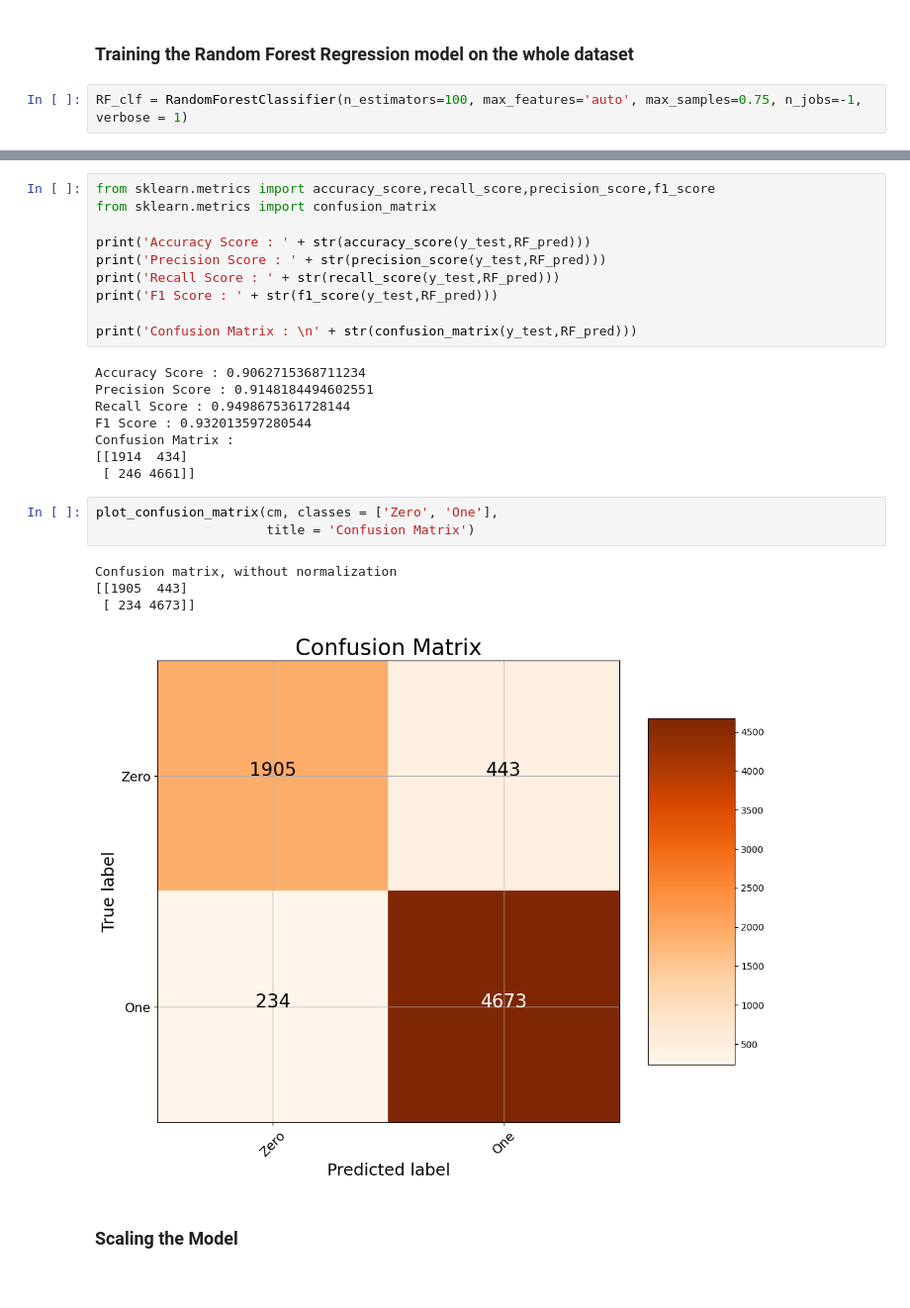
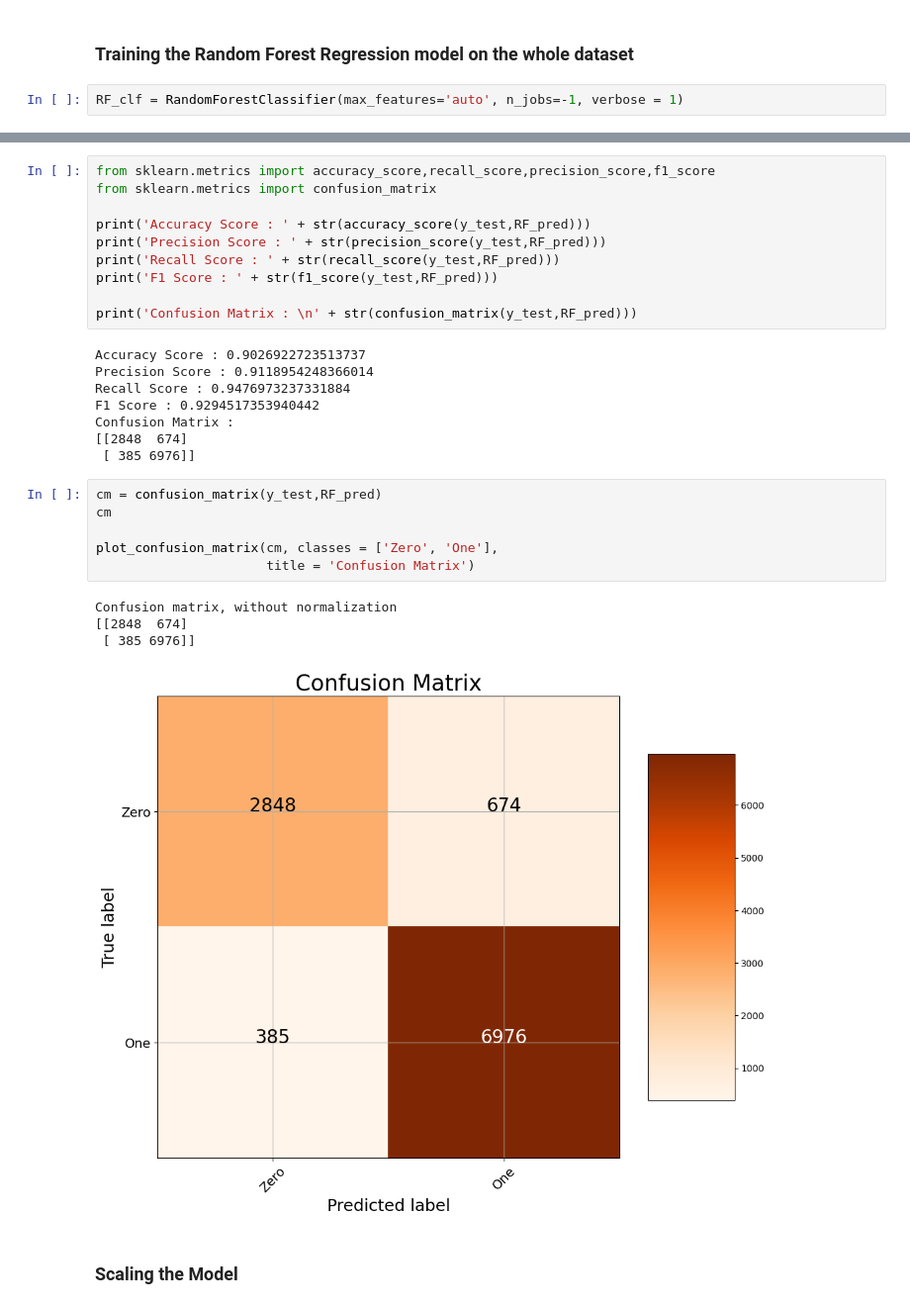
Before and after one commit to jorgeluisgalarraga/hotel_reservation_predictions, a Jupyter notebook: Hotel_Reservations_Prediction.ipynb, the cells around one changed output, grey strips where cells are left out. Shown at 99% size. Drawn from its saved outputs; the diff is of its cells as text.

```diff
--- a/Hotel_Reservations_Prediction.ipynb
+++ b/Hotel_Reservations_Prediction.ipynb
@@ -584,7 +584,7 @@ X_train, X_test, y_train, y_test = train_test_split(X, y_encoded, test_size = 0.
 # %% [markdown]
 ### Training the Random Forest Regression model on the whole dataset
 # %%
-RF_clf = RandomForestClassifier(n_estimators=100, max_features='auto', max_samples=0.75, n_jobs=-1, verbose = 1)
+RF_clf = RandomForestClassifier(max_features='auto', n_jobs=-1, verbose = 1)
 # %%
 RF_clf.fit(X_train, y_train)
 # %% [output]
@@ -623,21 +622,24 @@ print('F1 Score : ' + str(f1_score(y_test,RF_pred)))
 
 print('Confusion Matrix : \n' + str(confusion_matrix(y_test,RF_pred)))
 # %% [output]
-Accuracy Score : 0.9062715368711234
-Precision Score : 0.9148184494602551
-Recall Score : 0.9498675361728144
-F1 Score : 0.932013597280544
+Accuracy Score : 0.9026922723513737
+Precision Score : 0.9118954248366014
+Recall Score : 0.9476973237331884
+F1 Score : 0.9294517353940442
 Confusion Matrix :
-[[1914  434]
- [ 246 4661]]
+[[2848  674]
+ [ 385 6976]]
 # %%
+cm = confusion_matrix(y_test,RF_pred)
+cm
+
 plot_confusion_matrix(cm, classes = ['Zero', 'One'],
                       title = 'Confusion Matrix')
 # %% [output]
 Confusion matrix, without normalization
-[[1905  443]
- [ 234 4673]]
+[[2848  674]
+ [ 385 6976]]
-[figure, old version]
+[figure, new version]
 # %% [markdown]
 ### Scaling the Model
 # %%
```
Also changed, not shown: parts of 21 cells of this notebook.
